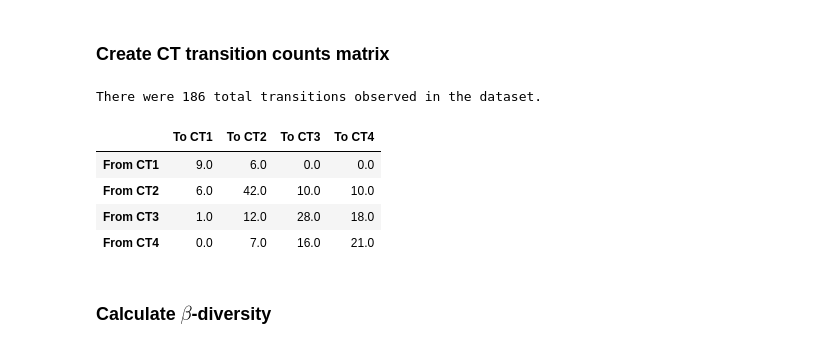
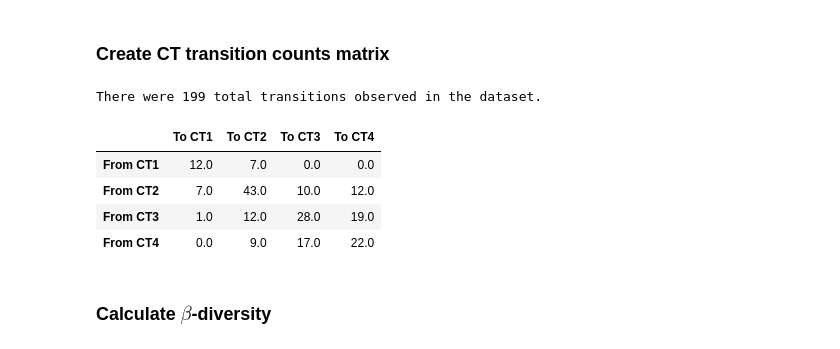
Before and after one commit to munozalexander/Cervicovaginal-Microbiome-Temporal-Dynamics, a Jupyter notebook: Markov_TaxaLevel.ipynb, the cells around one changed output. Cells and saved outputs as stored; diff of their text form; code cells hidden in the pictures.

Commit message:
pre-sample add changes

```diff
--- a/Markov_TaxaLevel.ipynb
+++ b/Markov_TaxaLevel.ipynb
@@ -71,14 +68,16 @@ for i in fracotu.index.values:
     ids[a+'.'+b].append(int(c))
 for k in ids.keys():
     ids[k] = sorted(ids[k])
-    nonadjacents = [] #remove non-adjacent timepoints
-    for i in range(1,len(ids[k])):
-        if ids[k][i-1]+1==ids[k][i]:
-            pass
+    nonadjacents, adjflag = [], False #remove non-adjacent timepoints
+    for i in range(0,len(ids[k])-1):
+        if ids[k][i]+1==ids[k][i+1]:
+            adjflag = True
         else:
-            nonadjacents.append(i-1)
-            if i==len(ids[k])-1:
+            if not adjflag:
                 nonadjacents.append(i)
+            if i==len(ids[k])-2:
+                nonadjacents.append(i+1)
+            adjflag = False
     for idx in sorted(nonadjacents, reverse=True):
         ids[k].pop(idx)
     if len(ids[k]) in [0,1]: #if no longitudinals, drop sample
@@ -282,3 +281,26 @@ plt.savefig('figures/visits.pdf', bbox_inches='tight')
 plt.show()
 # %% [output]
 [figure]
+# %%
+#plot sample collection times
+ordered_k = sorted(ids.keys(), key=lambda k:(-ids[k][0],len(ids[k])))
+sns.set(font_scale=1.3)
+sns.set_style("whitegrid")
+fig = plt.figure(figsize=(3,9))
+ax = fig.add_subplot(111)
+ax.set_yticks([])
+#ax.grid('off')
+sns.despine(left=True, bottom=True, right=True)
+for y,k in enumerate(ordered_k):
+    ax.plot([min(ids[k]),max(ids[k])], [y,y], linewidth=1, c='k', zorder=1)
+    for e,t in enumerate(ids[k]):
+        ax.scatter(t, y, c=COLORS[ct_dict[k][e]-1], s=25, zorder=2)
+ax.set_xticks(range(1,9))
+ax.set_xticklabels([str(e)+' months' for e in np.arange(0,22,3)],rotation=90)
+recs = []
+for i in range(4):
+    recs.append(mpatches.Rectangle((0,0),1,1,fc=COLORS[i]))
+ax.legend(recs,['CT1', 'CT2', 'CT3', 'CT4'], prop={'size':13}, bbox_to_anchor=(.95, 1))
+plt.tight_layout()
+plt.savefig('figures/samplecollection.pdf', bbox_inches='tight')
+plt.show()
@@ -300,18 +324,18 @@ for k in ct_dict.keys():
 # %%
 # generate a ct transitions matrix and save as csv
 transitions_df = pd.DataFrame(data=transitions, \
                               index=['From CT1', 'From CT2', 'From CT3', 'From CT4'], \
                               columns=['To CT1', 'To CT2', 'To CT3', 'To CT4'])
-transitions_df.to_csv('data/ct_transitions.csv')
+#transitions_df.to_csv('data/ct_transitions.csv')
 print "There were", int(transitions.sum()), "total transitions observed in the dataset."
 transitions_df
 # %% [output]
-There were 186 total transitions observed in the dataset.
+There were 199 total transitions observed in the dataset.
 |  | To CT1 | To CT2 | To CT3 | To CT4 |
-| From CT1 | 9.0 | 6.0 | 0.0 | 0.0 |
-| From CT2 | 6.0 | 42.0 | 10.0 | 10.0 |
-| From CT3 | 1.0 | 12.0 | 28.0 | 18.0 |
-| From CT4 | 0.0 | 7.0 | 16.0 | 21.0 |
+| From CT1 | 12.0 | 7.0 | 0.0 | 0.0 |
+| From CT2 | 7.0 | 43.0 | 10.0 | 12.0 |
+| From CT3 | 1.0 | 12.0 | 28.0 | 19.0 |
+| From CT4 | 0.0 | 9.0 | 17.0 | 22.0 |
 # %% [markdown]
 ### Calculate $\beta$-diversity
 # %%
```
Also changed, not shown: parts of 9 cells of this notebook, 1 other file.
